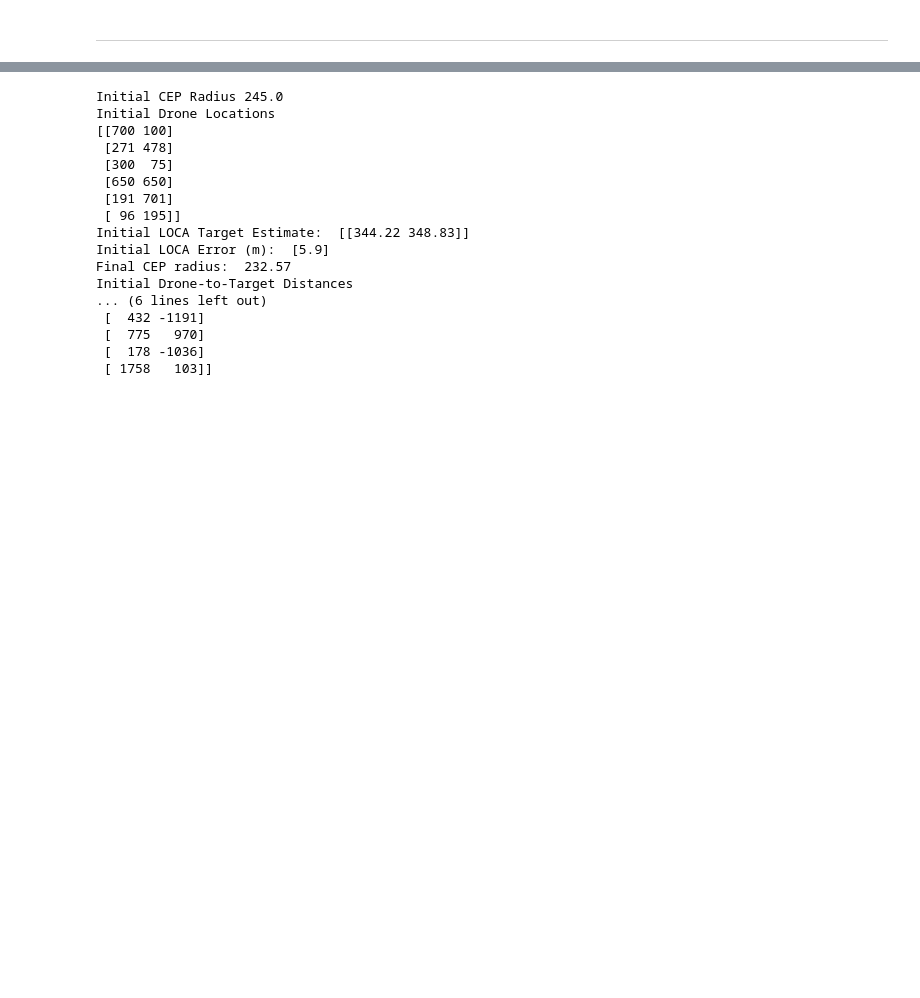
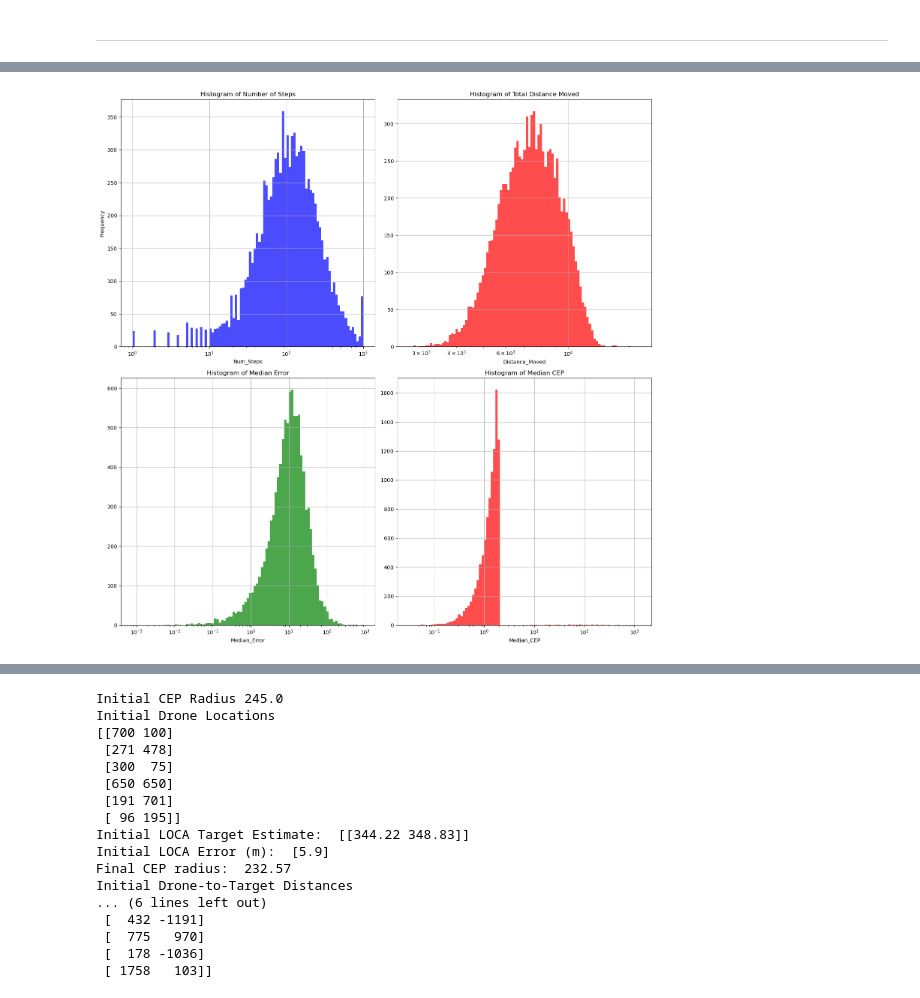
Before and after one commit to raneyoliver/CS8321Labs-public, a Jupyter notebook: lab5/Lab5_FinalProject_Iter3.ipynb, the cells around one changed output, grey strips where cells are left out. Cells and saved outputs as stored; diff of their text form; code cells hidden in the pictures; blank space fills up the shorter version.

```diff
--- a/lab5/Lab5_FinalProject_Iter3.ipynb
+++ b/lab5/Lab5_FinalProject_Iter3.ipynb
@@ -656,44 +668,46 @@ results_df.describe().style.format("{:.2f}")
 # %%
 # Create a figure and an array of subplots with 1 row and 3 columns
 fig, axes = plt.subplots(2, 2, figsize=(15, 15))
-
-log_bins = np.logspace(np.log10(results_df['Num_Steps'].min()), np.log10(results_df['Num_Steps'].max()), 50)
+bincount = 100
+log_bins = np.logspace(np.log10(results_df['Num_Steps'].min()), np.log10(results_df['Num_Steps'].max()), bincount)
 
 
 # Plot data
 results_df['Num_Steps'].hist(ax=axes[0][0], bins=log_bins, color='blue', alpha=0.7)
 axes[0][0].set_title('Histogram of Number of Steps')
 axes[0][0].set_xlabel('Num_Steps')
 axes[0][0].set_ylabel('Frequency')
 axes[0][0].set_xscale('log')
 
-log_bins = np.logspace(np.log10(results_df['Distance_Moved'].min()), np.log10(results_df['Distance_Moved'].max()), 50)
+log_bins = np.logspace(np.log10(results_df['Distance_Moved'].min()), np.log10(results_df['Distance_Moved'].max()), bincount)
 
 results_df['Distance_Moved'].hist(ax=axes[0][1], bins=log_bins, color='red', alpha=0.7)
 axes[0][1].set_title('Histogram of Total Distance Moved')
 axes[0][1].set_xlabel('Distance_Moved')
 axes[0][1].set_xscale('log')
 
-log_bins = np.logspace(np.log10(results_df['Median_Error'].min()), np.log10(results_df['Median_Error'].max()), 50)
+log_bins = np.logspace(np.log10(results_df['Median_Error'].min()), np.log10(results_df['Median_Error'].max()), bincount)
 
 results_df['Median_Error'].hist(ax=axes[1][0], bins=log_bins, color='green', alpha=0.7)
 axes[1][0].set_title('Histogram of Median Error')
 axes[1][0].set_xlabel('Median_Error')
 axes[1][0].set_xscale('log')
 
-log_bins = np.logspace(np.log10(results_df['Median_CEP'].min()), np.log10(results_df['Median_CEP'].max()), 50)
+log_bins = np.logspace(np.log10(results_df['Median_CEP'].min()), np.log10(results_df['Median_CEP'].max()), bincount)
 
 results_df['Median_CEP'].hist(ax=axes[1][1], bins=log_bins, color='red', alpha=0.7)
 axes[1][1].set_title('Histogram of Median CEP')
 axes[1][1].set_xlabel('Median_CEP')
 axes[1][1].set_xscale('log')
 
 
 # Adjust layout to prevent overlap
 plt.tight_layout()
 
 # Show the plot
 plt.show()
+# %% [output]
+[figure, added]
 # %%
 mean_num_steps = results_df['Num_Steps'].mean()
 mean_median_error = results_df['Median_Error'].mean()
```
Also changed, not shown: parts of 3 cells of this notebook, 5 other files.
